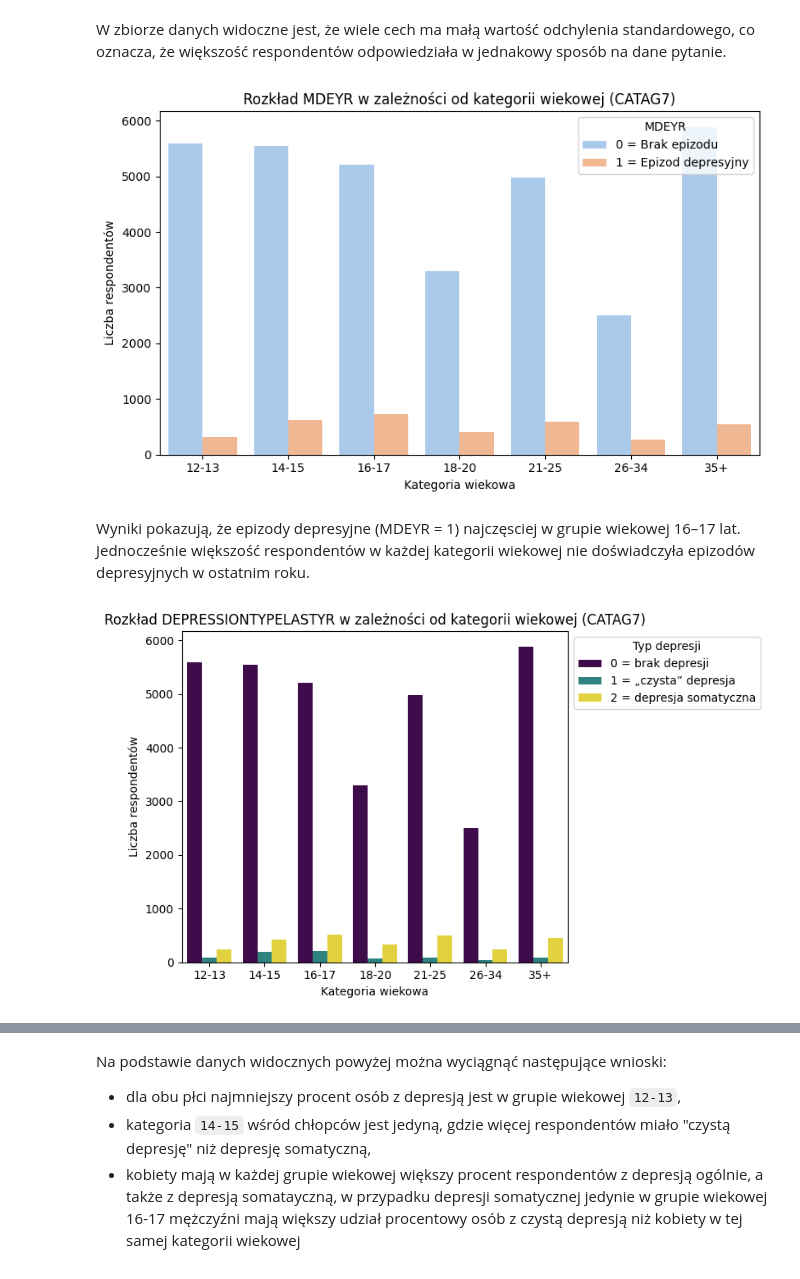
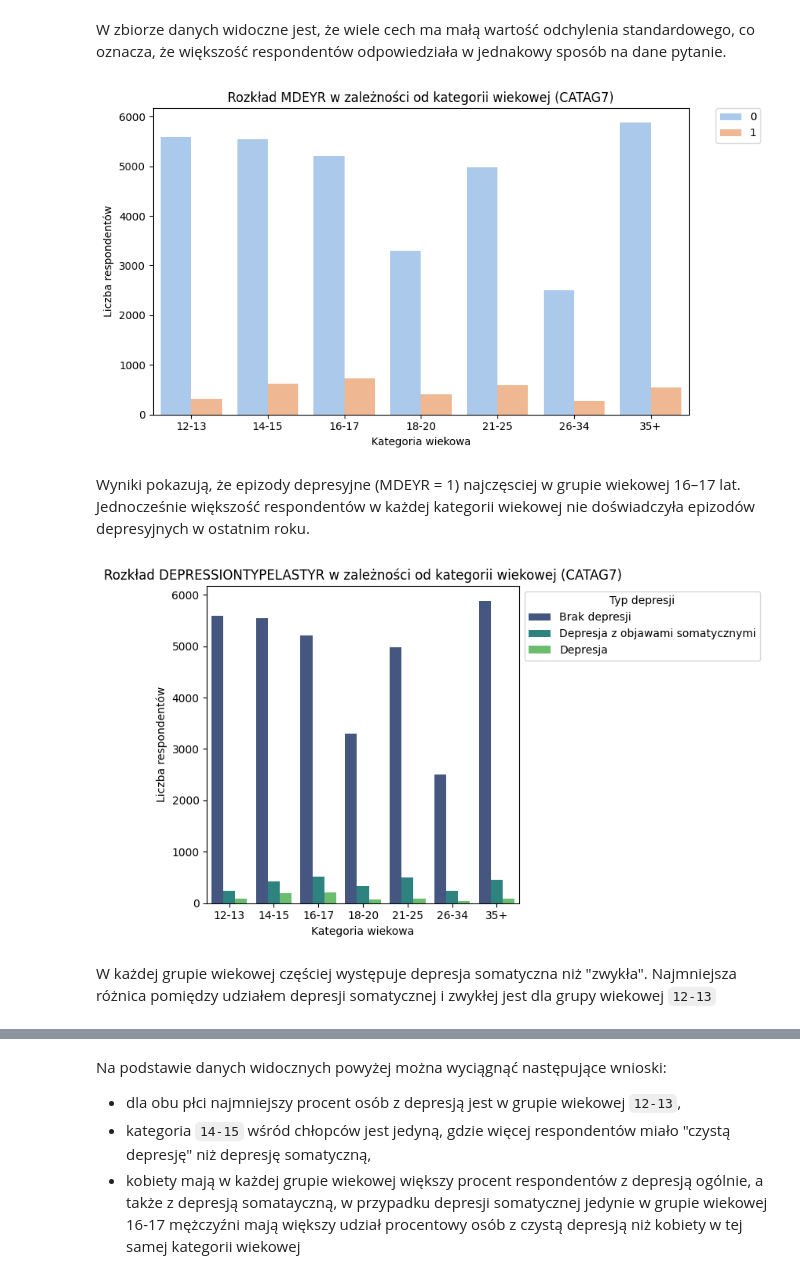
Before and after one commit to mmcza/Gender-Mental-Illness-and-Crime-in-the-United-States-Analysis, a Jupyter notebook: Mental-Illness-Analysis.ipynb, the cells around one changed output, grey strips where cells are left out. Saved outputs shown, nothing was run; the diff lists cells and outputs as text; code cells hidden in the pictures.

```diff
--- a/Mental-Illness-Analysis.ipynb
+++ b/Mental-Illness-Analysis.ipynb
@@ -366,6 +367,14 @@ count  36499.000000  36499.000000  36499.000000  36499.000000  36499.000000
 max        1.000000      3.000000
 
 [8 rows x 21 columns]
+# %%
+depression_type_labels = {
+    0: 'Brak depresji',
+    1: 'Depresja',
+    2: 'Depresja z objawami somatycznymi'
+}
+
+data_df['DEPRESSIONTYPELASTYR_str'] = data_df['DEPRESSIONTYPELASTYR'].map(depression_type_labels)
 # %% [markdown]
 W zbiorze danych widoczne jest, że wiele cech ma małą wartość odchylenia standardowego, co oznacza, że większość respondentów odpowiedziała w jednakowy sposób na dane pytanie.
 # %%
@@ -373,34 +382,35 @@ import seaborn as sns
 
 age_labels = {
     1: '12-13',
     2: '14-15',
     3: '16-17',
     4: '18-20',
     5: '21-25',
     6: '26-34',
     7: '35+'
 }
 
 data_df['CATAG7_str'] = data_df['CATAG7'].map(age_labels)
 
 plt.figure(figsize=(8, 5))
 sns.countplot(
     data=data_df,
     x='CATAG7_str',
     hue='MDEYR',
     palette='pastel',
     order=['12-13', '14-15', '16-17', '18-20', '21-25', '26-34', '35+']
 )
 
 plt.title('Rozkład MDEYR w zależności od kategorii wiekowej (CATAG7)')
 plt.xlabel('Kategoria wiekowa')
 plt.ylabel('Liczba respondentów')
 plt.legend(title='MDEYR', labels=['0 = Brak epizodu', '1 = Epizod depresyjny'])
 plt.xticks(rotation=0)
 plt.tight_layout()
+plt.legend(bbox_to_anchor=(1.05, 1), loc=2, borderaxespad=0.)
 plt.show()
 # %% [output]
-[figure, old version]
+[figure, new version]
 # %% [markdown]
 Wyniki pokazują, że epizody depresyjne (MDEYR = 1)  najczęsciej w grupie wiekowej 16–17 lat. Jednocześnie większość respondentów w każdej kategorii wiekowej nie doświadczyła epizodów depresyjnych w ostatnim roku.
 # %%
@@ -408,7 +418,7 @@ plt.figure(figsize=(8, 5))
 sns.countplot(
     data=data_df,
     x='CATAG7_str',
-    hue='DEPRESSIONTYPELASTYR',
+    hue='DEPRESSIONTYPELASTYR_str',
     palette='viridis',
     order=['12-13', '14-15', '16-17', '18-20', '21-25', '26-34', '35+']
 )
@@ -418,11 +428,6 @@ plt.xlabel('Kategoria wiekowa')
 plt.ylabel('Liczba respondentów')
 plt.legend(
     title='Typ depresji',
-    labels=[
-        '0 = brak depresji',
-        '1 = „czysta” depresja',
-        '2 = depresja somatyczna'
-    ],
     loc='upper left',
     bbox_to_anchor=(1, 1)
 )
@@ -430,7 +435,9 @@ plt.xticks(rotation=0)
 plt.tight_layout()
 plt.show()
 # %% [output]
-[figure, old version]
+[figure, new version]
+# %% [markdown]
+W każdej grupie wiekowej częściej występuje depresja somatyczna niż "zwykła". Najmniejsza różnica pomiędzy udziałem depresji somatycznej i zwykłej jest dla grupy wiekowej `12-13`
 # %%
 sex_labels = {
     1: 'Male',
```
Also changed, not shown: parts of 31 cells of this notebook.
